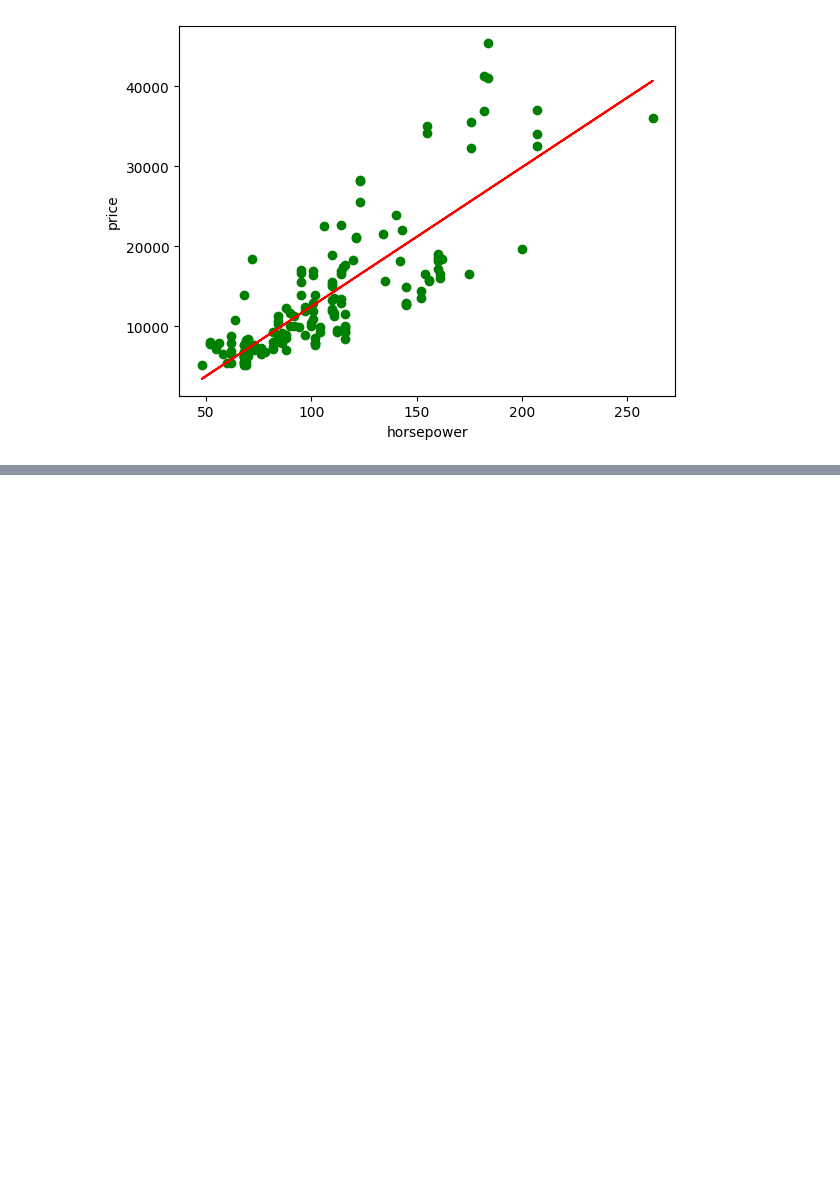
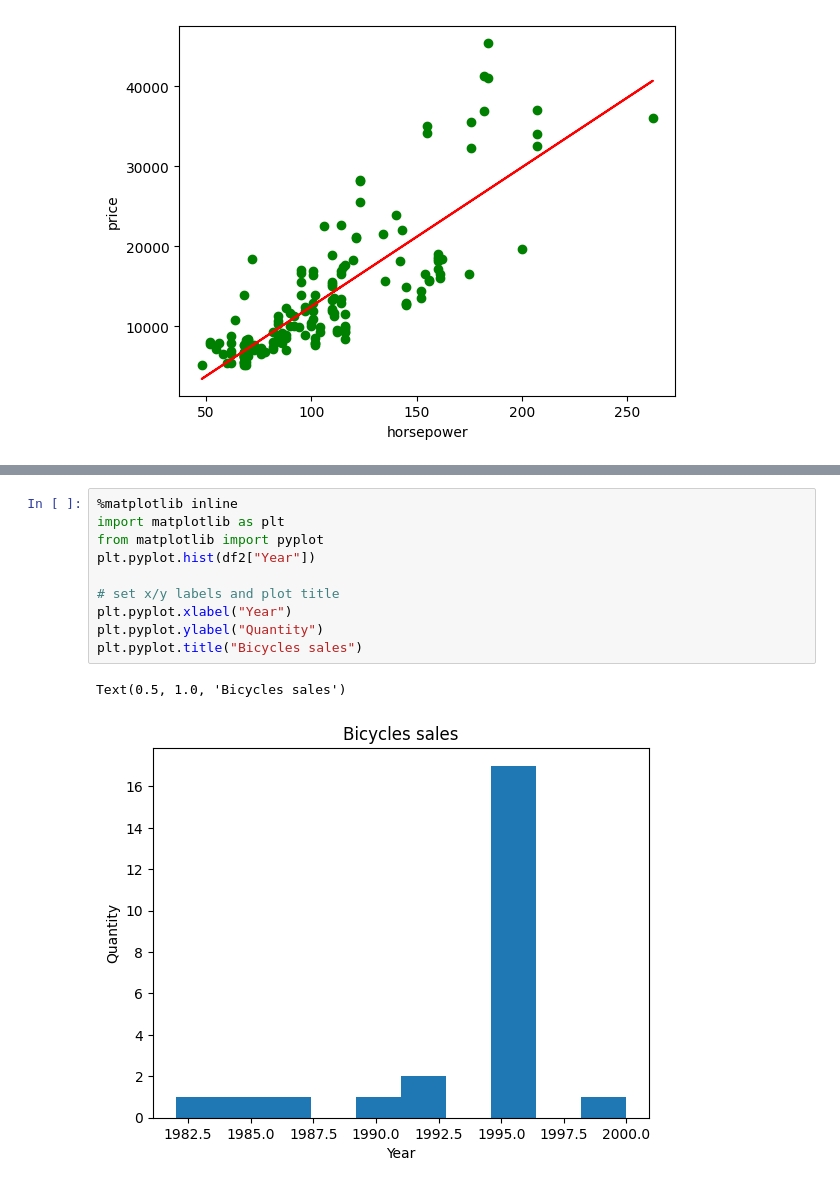
Before and after one commit to JennerMaxim/LearnPython, a Jupyter notebook: index.ipynb, the cells around one changed output, grey strips where cells are left out. Drawn from its saved outputs; the diff is of its cells as text; blank space fills up the shorter version.

```diff
--- a/index.ipynb
+++ b/index.ipynb
@@ -523,0 +687,13 @@ Text(0, 0.5, 'price')
+# %%
+%matplotlib inline
+import matplotlib as plt
+from matplotlib import pyplot
+plt.pyplot.hist(df2["Year"])
+
+# set x/y labels and plot title
+plt.pyplot.xlabel("Year")
+plt.pyplot.ylabel("Quantity")
+plt.pyplot.title("Bicycles sales")
+# %% [output]
+Text(0.5, 1.0, 'Bicycles sales')
+[figure, added]
```
Also changed, not shown: parts of 26 cells of this notebook, 1 other file.
